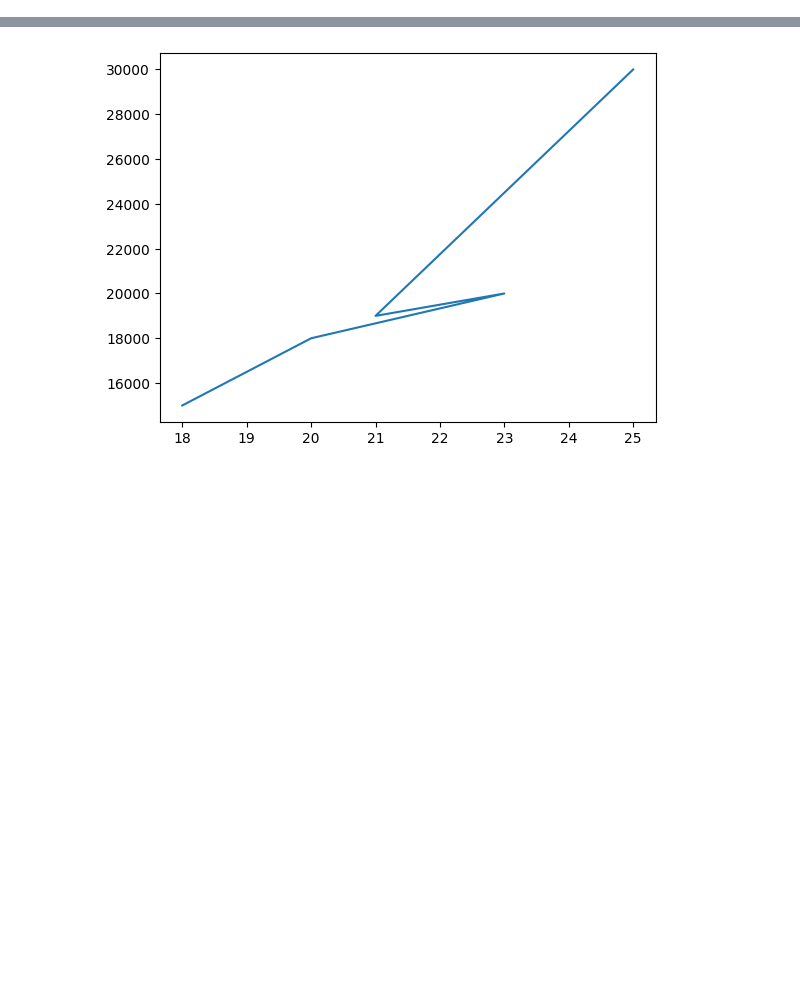
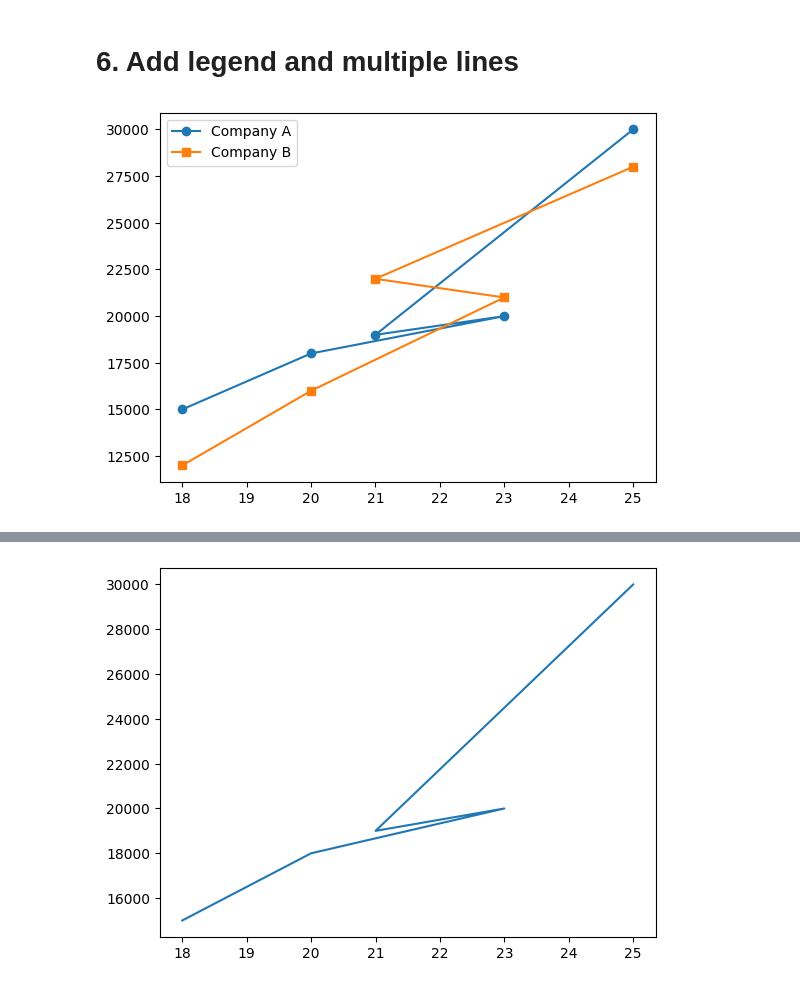
Before and after one commit to Akhilesh1118/Data-Science_NF, a Jupyter notebook: Module 3/Classwork/Class_01.ipynb, the cells around one changed output, grey strips where cells are left out. Cells and saved outputs as stored; diff of their text form; code cells hidden in the pictures; blank space fills up the shorter version.

```diff
--- a/Module 3/Classwork/Class_01.ipynb
+++ b/Module 3/Classwork/Class_01.ipynb
@@ -21,0 +79,12 @@ Common plot Types in Matplotlib
+# %% [markdown]
+# 6. Add legend and multiple lines
+# %%
+salary1 = [15000, 18000, 20000, 19000, 30000]
+salary2 = [12000, 16000, 21000, 22000, 28000]
+
+plt.plot(age, salary1, marker='o', label="Company A")
+plt.plot(age, salary2, marker='s', label="Company B")
+plt.legend()
+plt.show()
+# %% [output]
+[figure, added]
```
Also changed, not shown: parts of 35 cells of this notebook.
